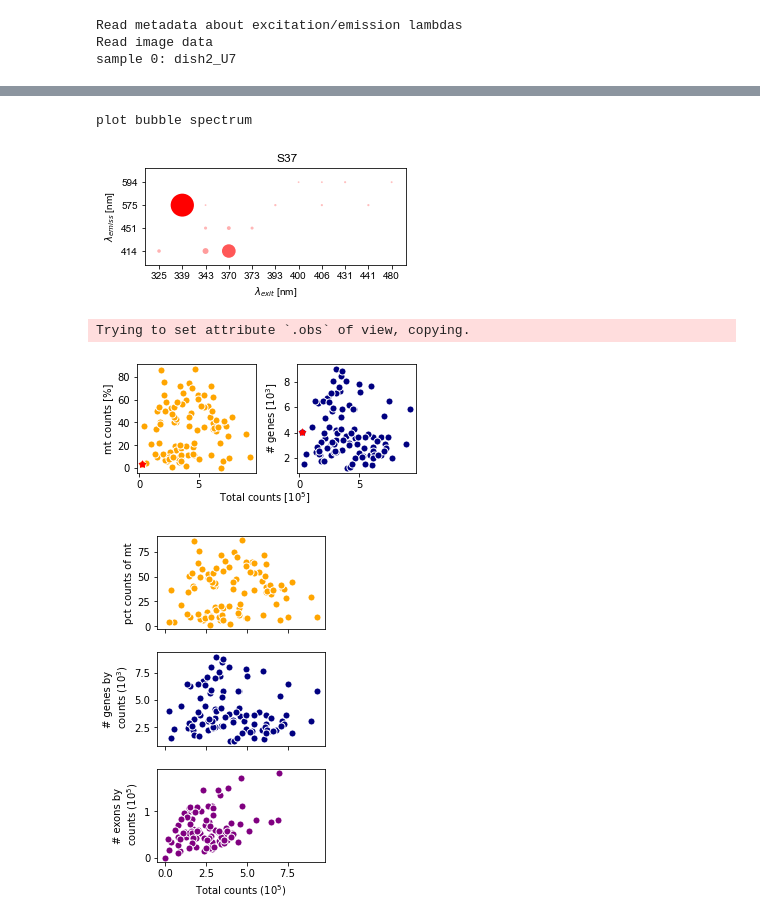
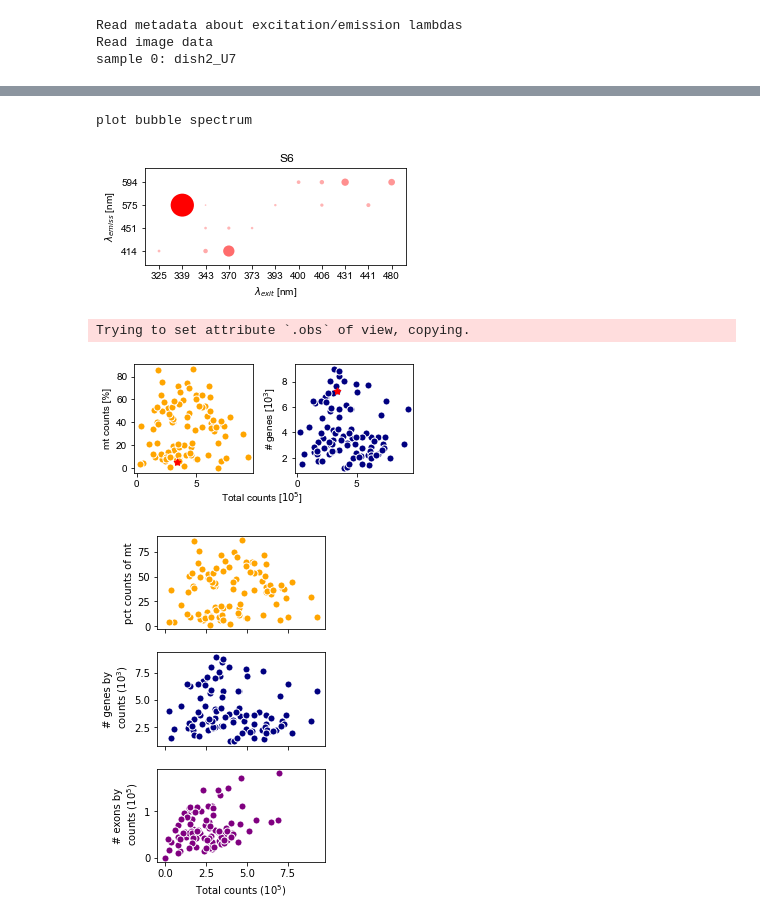
Before and after one commit to echosun77/echosun77-MCF7_hyperspectral_imaging_sequencing, a Jupyter notebook: figures/figure1/Figure 1.ipynb, the cells around one changed output, grey strips where cells are left out. Saved outputs shown, nothing was run; the diff lists cells and outputs as text; code cells hidden in the pictures.

```diff
--- a/figures/figure1/Figure 1.ipynb
+++ b/figures/figure1/Figure 1.ipynb
@@ -248,7 +147,7 @@ sample 0: dish2_U7
 npz_fdn = '/home/yike/phd/cancer_cells_img_seq/figures/segmentation/cancer100cells/'
 save_path = '/home/yike/phd/cancer_cells_img_seq/docs/hyperspectral_sequencing_ewa/figures/figure1/'
 
-fns = ['M5_S37.npz']
+fns = ['H3_S6.npz']
 
 for i, fn in enumerate(fns):
 
@@ -276,0 +176,32 @@ This is the 0 cell M5_S37
+# %%
+# Panel 3 of figure 1
+# plot 3 chaneels and the mask of segmented cells
+# M5_S37 as the example
+
+npz_fdn = '/home/yike/phd/cancer_cells_img_seq/figures/segmentation/cancer100cells/'
+save_path = '/home/yike/phd/cancer_cells_img_seq/docs/hyperspectral_sequencing_ewa/figures/figure1/'
+
+fns = ['H3_S6.npz']
+
+for i, fn in enumerate(fns):
+
+    image = np.load(npz_fdn + fn)
+    sample = fn.split('.')[0]
+
+    print(f'This is the {i} cell {sample}')
+    fig, axs = plt.subplots(2, 2, figsize=(3, 3.5), dpi=300)
+    rcParams['pdf.fonttype'] = 42
+    axs = axs.ravel()
+
+    for i, file in enumerate([image.files[j] for j in [16, 2, 8, 13]]):
+#         dd = (image[file] / image[file].max() * 255).astype(np.uint8)
+#         dd_nor = (dd * 30.0 / np.bincount(dd.ravel()).argmax()).astype(np.uint8)
+
+        axs[i].imshow(image[file] * image['new_segmentation'],
+                      vmax=[None, 10000][i != 0], cmap='gray') # cmap='gray'
+        if i != 0:
+            axs[i].set_title('{} {}'.format(file.split('_')[1], file.split('_')[2]) )
+        axs[i].axis('off')
+    axs[0].set_title('mask')
+    plt.savefig(save_path + sample + '.png', bbox_inches='tight')
+    plt.savefig(save_path + sample + '.pdf', bbox_inches='tight')
@@ -318,7 +252,7 @@ print('plot bubble spectrum')
 npz_fdn = '/home/yike/phd/cancer_cells_img_seq/figures/segmentation/cancer100cells/'
 save_path = '/home/yike/phd/cancer_cells_img_seq/docs/hyperspectral_sequencing_ewa/figures/figure1/'
 
-fn = 'M5_S37.npz'
+fn = 'H3_S6.npz'
 
 img = np.load(npz_fdn + fn)
 spectras = np.array([(img[i] * img['new_segmentation']).sum() for i in img.files[1:-1]])
@@ -333,42 +267,42 @@ bb_plot.savefig(save_path + title + '_bubble.png', bbox_inches='tight', dpi=300)
 bb_plot.savefig(save_path + title + '_bubble.pdf', bbox_inches='tight', dpi=300)
 # %% [output]
 plot bubble spectrum
-[figure, old version]
+[figure, new version]
 # %%
 # Panel 5 of figure 1
 # QC of gene reads dataset
 adata = sc.read_h5ad('/home/yike/phd/cancer_cells_img_seq/data/20220201_NextSeq/gene_filter.h5ad')
 adata = adata[adata.obs['doublets'] != 'Yes']
-# adata = adata[:, ~ adata.var_names.isin(['MT-RNR2', ])]
+sample = 'H3_S6' #'M5_S37'
 
 sc.pp.filter_cells(adata, min_genes=200)
 sc.pp.filter_genes(adata, min_cells=3)
 adata.var['mt'] = adata.var_names.str.startswith('MT-')  # annotate the group of mitochondrial genes as 'mt'
 sc.pp.calculate_qc_metrics(adata, qc_vars=['mt'], percent_top=None, log1p=False, inplace=True)
 # (adata.obs['pct_counts_mt'] <= 25).sum() # 37
 
 fig, axs = plt.subplots(1, 2, figsize=(5, 2), sharex=True)
 plt.subplots_adjust(wspace=0.35)
 axs[0].scatter(x=adata.obs['total_counts']/(10**5), y=adata.obs['pct_counts_mt'],
                c='orange', edgecolor='white', s=50)
-axs[0].scatter(x=adata.obs['total_counts'].loc['M5_S37']/(10**5),
-               y=adata.obs['pct_counts_mt'].loc['M5_S37'] , c='red', marker=(5, 1), s=50)
+axs[0].scatter(x=adata.obs['total_counts'].loc[sample]/(10**5),
+               y=adata.obs['pct_counts_mt'].loc[sample] , c='red', marker=(5, 1), s=50)
 
 axs[1].scatter(x=adata.obs['total_counts']/(10**5), y=adata.obs['n_genes_by_counts']/(10**3),
                c='navy', edgecolor='white', s=50)
-axs[1].scatter(x=adata.obs['total_counts'].loc['M5_S37']/(10**5),
-               y=adata.obs['n_genes_by_counts'].loc['M5_S37']/(10**3), c='red', marker=(5, 1), s=50)
+axs[1].scatter(x=adata.obs['total_counts'].loc[sample]/(10**5),
+               y=adata.obs['n_genes_by_counts'].loc[sample]/(10**3), c='red', marker=(5, 1), s=50)
 
 axs[0].set_ylabel('mt counts [%]')
 axs[1].set_ylabel('# genes [$10^3$]')
 fig.text(0.48, -0.05, 'Total counts [$10^5$]', va='center', ha='center')
 
 save_path = '/home/yike/phd/cancer_cells_img_seq/docs/hyperspectral_sequencing_ewa/figures/figure1/'
 fig.savefig(save_path + 'QC2.png', bbox_inches='tight', dpi=300)
 fig.savefig(save_path + 'QC2.pdf', bbox_inches='tight', dpi=300)
 # %% [output]
 Trying to set attribute `.obs` of view, copying.
-[figure, old version]
+[figure, new version]
 # %%
 # QC with exon dataset
 if False:
```
Also changed, not shown: parts of 17 cells of this notebook, 15 other files.
